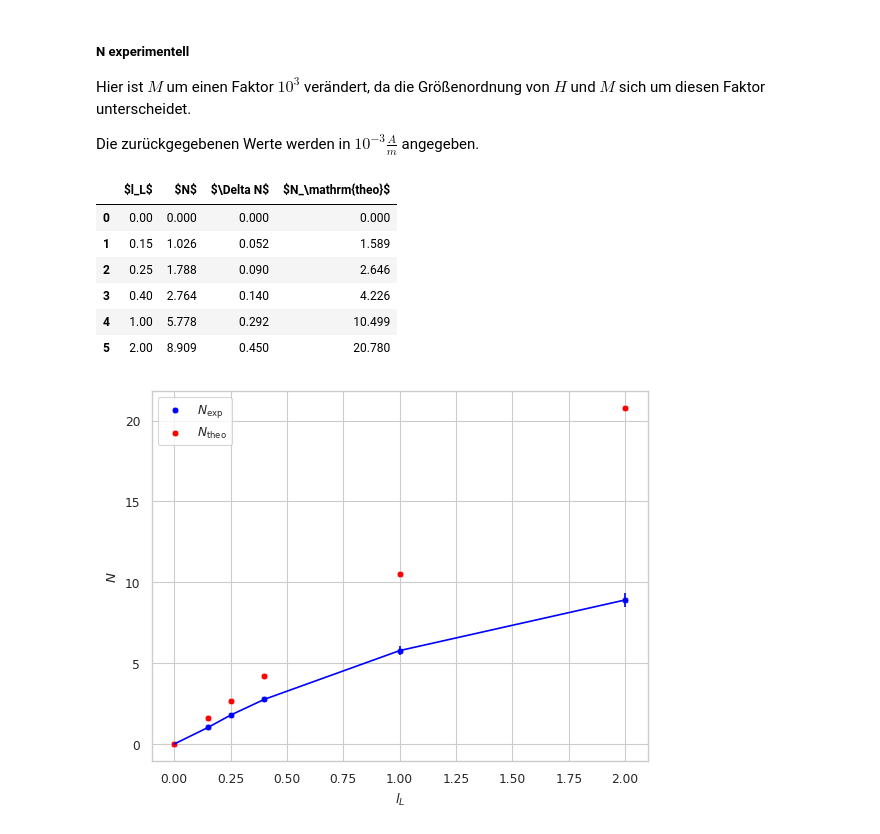
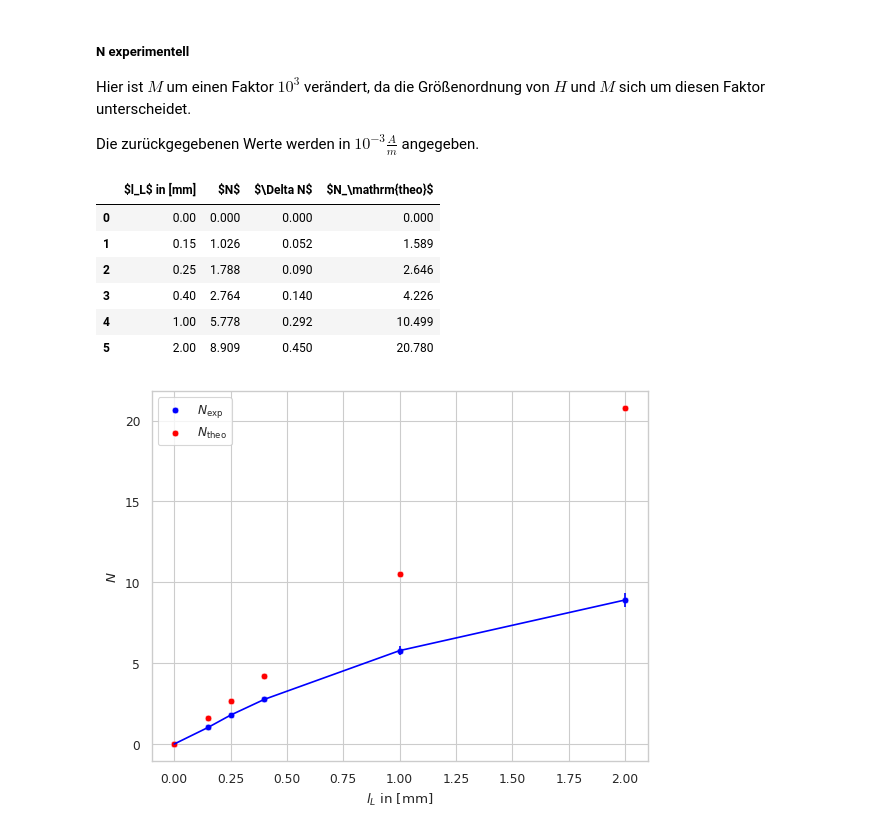
Before and after one commit to ofilla/physik-praktikum-b, a Jupyter notebook: B2.4/data/Auswertung.ipynb, the cells around one changed output. Saved outputs shown, nothing was run; the diff lists cells and outputs as text; code cells hidden in the pictures.

```diff
--- a/B2.4/data/Auswertung.ipynb
+++ b/B2.4/data/Auswertung.ipynb
@@ -508,7 +508,7 @@ N_theo_result = [ N_theo(d) for d in spaltbreiten ]
 # %%
 df = pd.DataFrame(
     {
-        '$l_L$': spaltbreiten,
+        '$l_L$ in [mm]': spaltbreiten,
         '$N$': N_exp_result,
         r'$\Delta N$': N_exp_err,
         r'$N_\mathrm{theo}$': N_theo_result
@@ -516,7 +516,7 @@ df = pd.DataFrame(
 )
 df
 # %% [output]
-|  | $l_L$ | $N$ | $\Delta N$ | $N_\mathrm{theo}$ |
+|  | $l_L$ in [mm] | $N$ | $\Delta N$ | $N_\mathrm{theo}$ |
 | 0 | 0.00 | 0.000 | 0.000 | 0.000 |
 | 1 | 0.15 | 1.026 | 0.052 | 1.589 |
 | 2 | 0.25 | 1.788 | 0.090 | 2.646 |
@@ -524,10 +524,10 @@ df
 | 4 | 1.00 | 5.778 | 0.292 | 10.499 |
 | 5 | 2.00 | 8.909 | 0.450 | 20.780 |
 # %%
-ax = sns.scatterplot(df, x=r'$l_L$', y='$N$', label=r'$N_\mathrm{exp}$', color='blue')
-sns.scatterplot(df, x=r'$l_L$', y=r'$N_\mathrm{theo}$', label=r'$N_\mathrm{theo}$', color='red', ax=ax)
-sns.mpl.pyplot.errorbar(x=df['$l_L$'], y=df['$N$'], yerr=df[r'$\Delta N$'], color='blue')
+ax = sns.scatterplot(df, x='$l_L$ in [mm]', y='$N$', label=r'$N_\mathrm{exp}$', color='blue')
+sns.scatterplot(df, x='$l_L$ in [mm]', y=r'$N_\mathrm{theo}$', label=r'$N_\mathrm{theo}$', color='red', ax=ax)
+sns.mpl.pyplot.errorbar(x=df['$l_L$ in [mm]'], y=df['$N$'], yerr=df[r'$\Delta N$'], color='blue')
 
 ax.figure.savefig('../../media/B2.4/3.3.4_N.svg', bbox_inches='tight')
 # %% [output]
-[figure, old version]
+[figure, new version]
```
Also changed, not shown: 4 other files.
